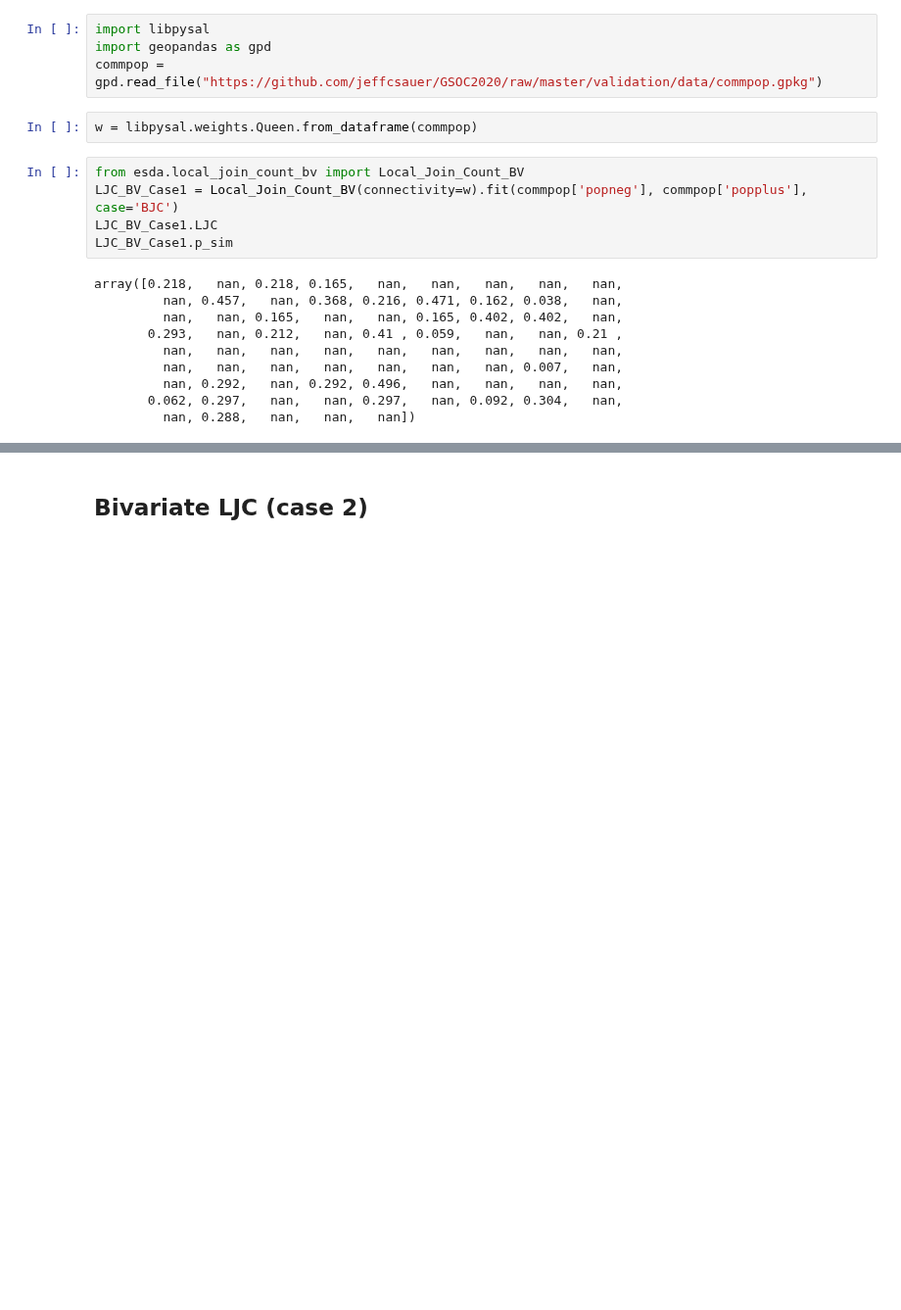
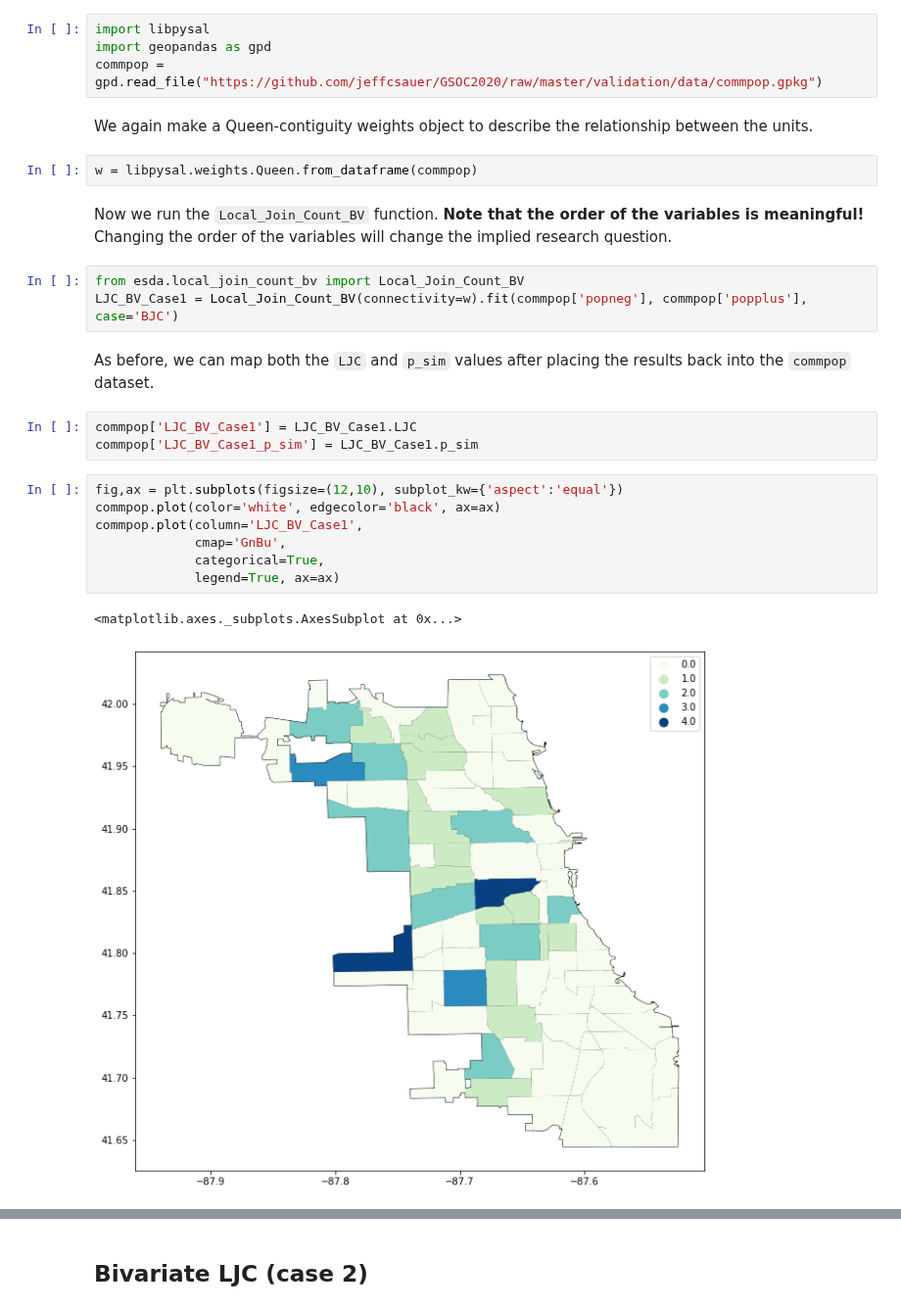
Before and after one commit to jeffcsauer/GSOC2020, a Jupyter notebook: docs/localjoincounts.ipynb, the cells around one changed output, grey strips where cells are left out. Shown at 98% size. Saved outputs shown, nothing was run; the diff lists cells and outputs as text; blank space fills up the shorter version.

Commit message:
Finishing first draft of localjoincounts doc

```diff
--- a/docs/localjoincounts.ipynb
+++ b/docs/localjoincounts.ipynb
@@ -58,20 +111,27 @@ array([  nan,   nan,   nan,   nan,   nan,   nan,   nan,   nan,   nan,
 import libpysal
 import geopandas as gpd
 commpop = gpd.read_file("https://github.com/jeffcsauer/GSOC2020/raw/master/validation/data/commpop.gpkg")
+# %% [markdown]
+We again make a Queen-contiguity weights object to describe the relationship between the units.
 # %%
 w = libpysal.weights.Queen.from_dataframe(commpop)
+# %% [markdown]
+Now we run the `Local_Join_Count_BV` function. **Note that the order of the variables is meaningful!** Changing the order of the variables will change the implied research question.
 # %%
 from esda.local_join_count_bv import Local_Join_Count_BV
 LJC_BV_Case1 = Local_Join_Count_BV(connectivity=w).fit(commpop['popneg'], commpop['popplus'], case='BJC')
-LJC_BV_Case1.LJC
-LJC_BV_Case1.p_sim
-# %% [output]
-array([0.218,   nan, 0.218, 0.165,   nan,   nan,   nan,   nan,   nan,
-         nan, 0.457,   nan, 0.368, 0.216, 0.471, 0.162, 0.038,   nan,
-         nan,   nan, 0.165,   nan,   nan, 0.165, 0.402, 0.402,   nan,
-       0.293,   nan, 0.212,   nan, 0.41 , 0.059,   nan,   nan, 0.21 ,
-         nan,   nan,   nan,   nan,   nan,   nan,   nan,   nan,   nan,
-         nan,   nan,   nan,   nan,   nan,   nan,   nan, 0.007,   nan,
-         nan, 0.292,   nan, 0.292, 0.496,   nan,   nan,   nan,   nan,
-       0.062, 0.297,   nan,   nan, 0.297,   nan, 0.092, 0.304,   nan,
-         nan, 0.288,   nan,   nan,   nan])
+# %% [markdown]
+As before, we can map both the `LJC` and `p_sim` values after placing the results back into the `commpop` dataset.
+# %%
+commpop['LJC_BV_Case1'] = LJC_BV_Case1.LJC
+commpop['LJC_BV_Case1_p_sim'] = LJC_BV_Case1.p_sim
+# %%
+fig,ax = plt.subplots(figsize=(12,10), subplot_kw={'aspect':'equal'})
+commpop.plot(color='white', edgecolor='black', ax=ax)
+commpop.plot(column='LJC_BV_Case1',
+             cmap='GnBu',
+             categorical=True,
+             legend=True, ax=ax)
+# %% [output]
+<matplotlib.axes._subplots.AxesSubplot at 0x...>
+[figure, added]
```
Also changed, not shown: parts of 34 cells of this notebook, 3 other files.
